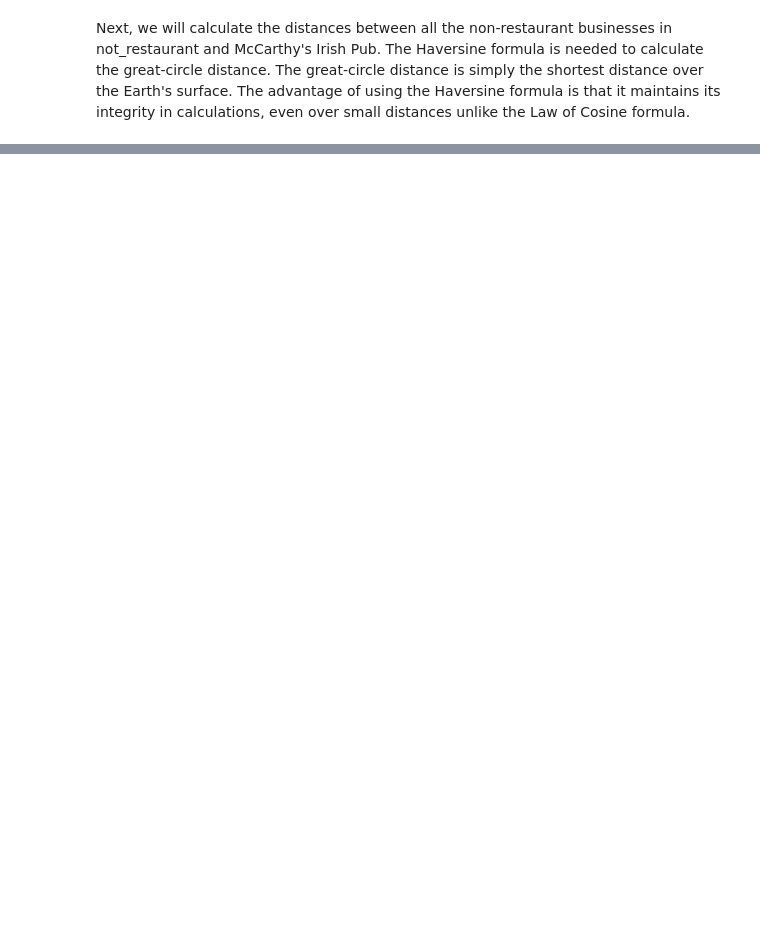
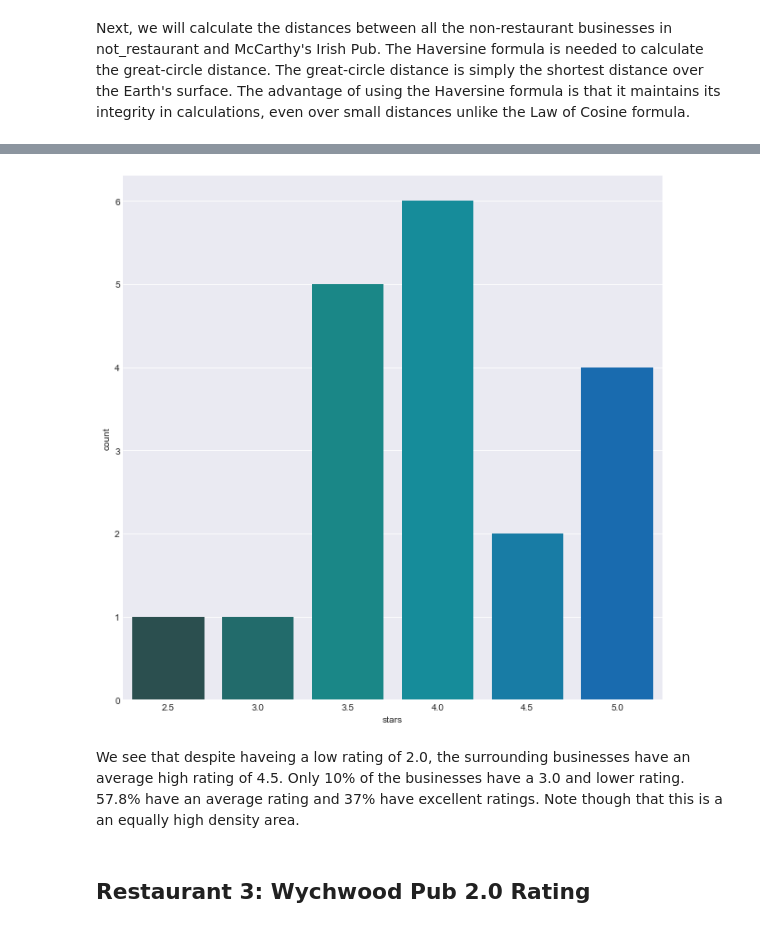
Before and after one commit to shrutirao94/Restaurant-Quality-and-Co-location-in-Toronto, a Jupyter notebook: yelp_toronto_analysis.ipynb, the cells around one changed output, grey strips where cells are left out. Saved outputs shown, nothing was run; the diff lists cells and outputs as text; code cells hidden in the pictures; blank space fills up the shorter version.

```diff
--- a/yelp_toronto_analysis.ipynb
+++ b/yelp_toronto_analysis.ipynb
@@ -142,0 +310,11 @@ not_restaurant.head()
+# %%
+sns.factorplot(x='stars', kind ='count',data = measure_2, palette = 'winter_d',
+               size = 8.5)
+sns.set_style('darkgrid')
+# %% [output]
+[figure, added]
+# %% [markdown]
+We see that despite haveing a low rating of 2.0, the surrounding businesses have an average high rating of 4.5. Only 10% of the businesses have a 3.0 and lower rating. 57.8% have an average rating and 37% have excellent ratings. Note though that this is a an equally high density area.
+# %% [markdown]
+
+## Restaurant 3:  Wychwood Pub 2.0 Rating
```
Also changed, not shown: parts of 36 cells of this notebook.
